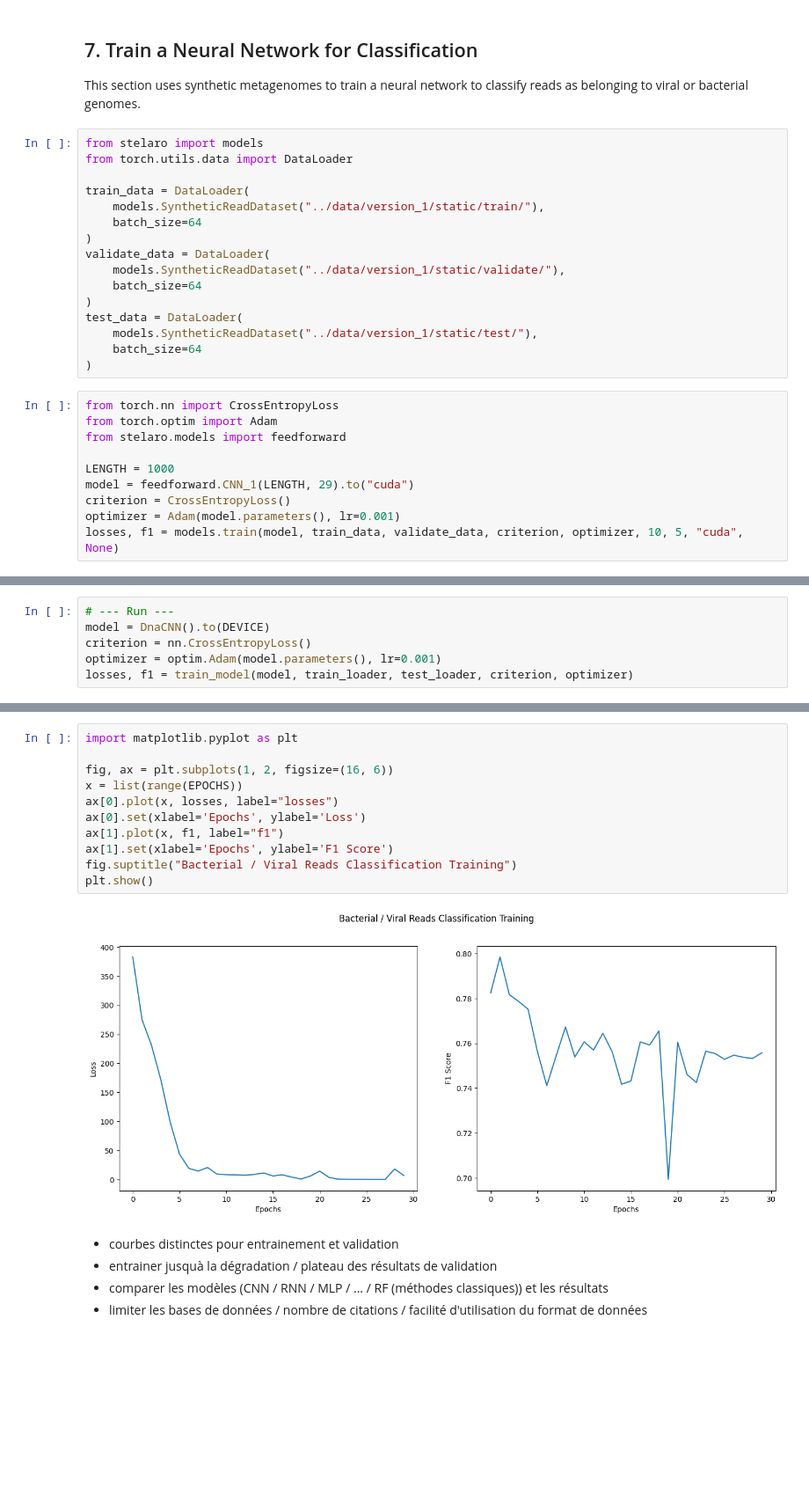
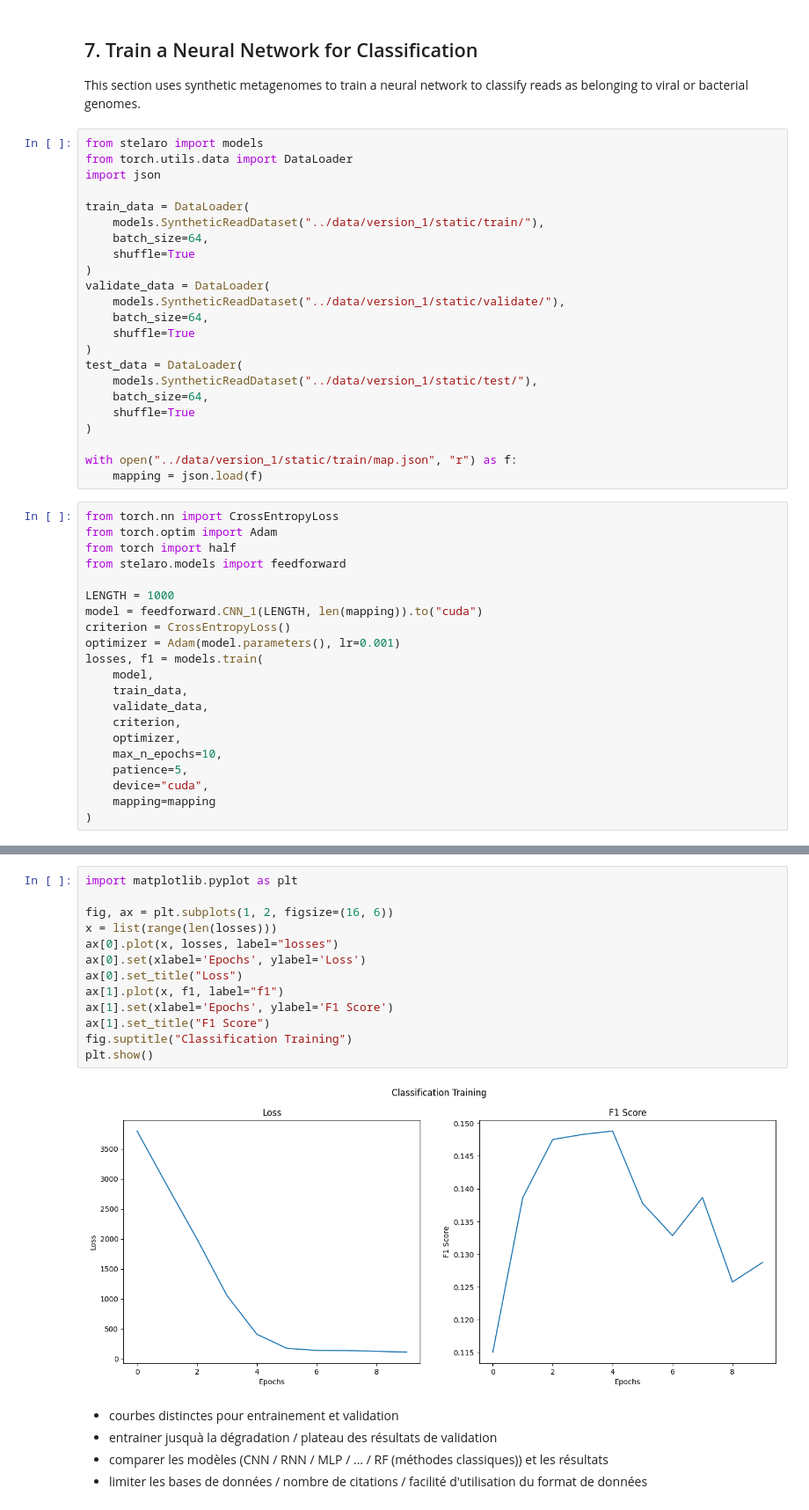
Before and after one commit to Vincent-Therrien/stelaro, a Jupyter notebook: demonstrations/synthetic.ipynb, the cells around one changed output, grey strips where cells are left out. Shown at 88% size. Saved outputs shown, nothing was run; the diff lists cells and outputs as text; blank space fills up the shorter version.

Commit message:
Training baseline

```diff
--- a/demonstrations/synthetic.ipynb
+++ b/demonstrations/synthetic.ipynb
@@ -457,27 +457,45 @@ viral or bacterial genomes.
 # %%
 from stelaro import models
 from torch.utils.data import DataLoader
+import json
 
 train_data = DataLoader(
     models.SyntheticReadDataset("../data/version_1/static/train/"),
-    batch_size=64
+    batch_size=64,
+    shuffle=True
 )
 validate_data = DataLoader(
     models.SyntheticReadDataset("../data/version_1/static/validate/"),
-    batch_size=64
+    batch_size=64,
+    shuffle=True
 )
 test_data = DataLoader(
     models.SyntheticReadDataset("../data/version_1/static/test/"),
-    batch_size=64
+    batch_size=64,
+    shuffle=True
 )
+
+with open("../data/version_1/static/train/map.json", "r") as f:
+    mapping = json.load(f)
 # %%
 from torch.nn import CrossEntropyLoss
 from torch.optim import Adam
+from torch import half
 from stelaro.models import feedforward
 
 LENGTH = 1000
-model = feedforward.CNN_1(LENGTH, 29).to("cuda")
+model = feedforward.CNN_1(LENGTH, len(mapping)).to("cuda")
 criterion = CrossEntropyLoss()
 optimizer = Adam(model.parameters(), lr=0.001)
-losses, f1 = models.train(model, train_data, validate_data, criterion, optimizer, 10, 5, "cuda", None)
+losses, f1 = models.train(
+    model,
+    train_data,
+    validate_data,
+    criterion,
+    optimizer,
+    max_n_epochs=10,
+    patience=5,
+    device="cuda",
+    mapping=mapping
+)
 # %% [output]
@@ -531,6 +511,0 @@ def train_model(model, train_loader, val_loader, criterion, optimizer):
-# %%
-# --- Run ---
-model = DnaCNN().to(DEVICE)
-criterion = nn.CrossEntropyLoss()
-optimizer = optim.Adam(model.parameters(), lr=0.001)
-losses, f1 = train_model(model, train_loader, test_loader, criterion, optimizer)
@@ -555,16 +512,18 @@ TP: 7801. TN: 7157. FP: 2843. FN: 2199. F1: 0.7557643867467545
 # %%
 import matplotlib.pyplot as plt
 
 fig, ax = plt.subplots(1, 2, figsize=(16, 6))
-x = list(range(EPOCHS))
+x = list(range(len(losses)))
 ax[0].plot(x, losses, label="losses")
 ax[0].set(xlabel='Epochs', ylabel='Loss')
+ax[0].set_title("Loss")
 ax[1].plot(x, f1, label="f1")
 ax[1].set(xlabel='Epochs', ylabel='F1 Score')
-fig.suptitle("Bacterial / Viral Reads Classification Training")
+ax[1].set_title("F1 Score")
+fig.suptitle("Classification Training")
 plt.show()
 # %% [output]
-[figure, old version]
+[figure, new version]
 # %% [markdown]
 - courbes distinctes pour entrainement et validation
 - entrainer jusquà la dégradation / plateau des résultats de validation
```
Also changed, not shown: parts of 3 cells of this notebook, 3 other files.
